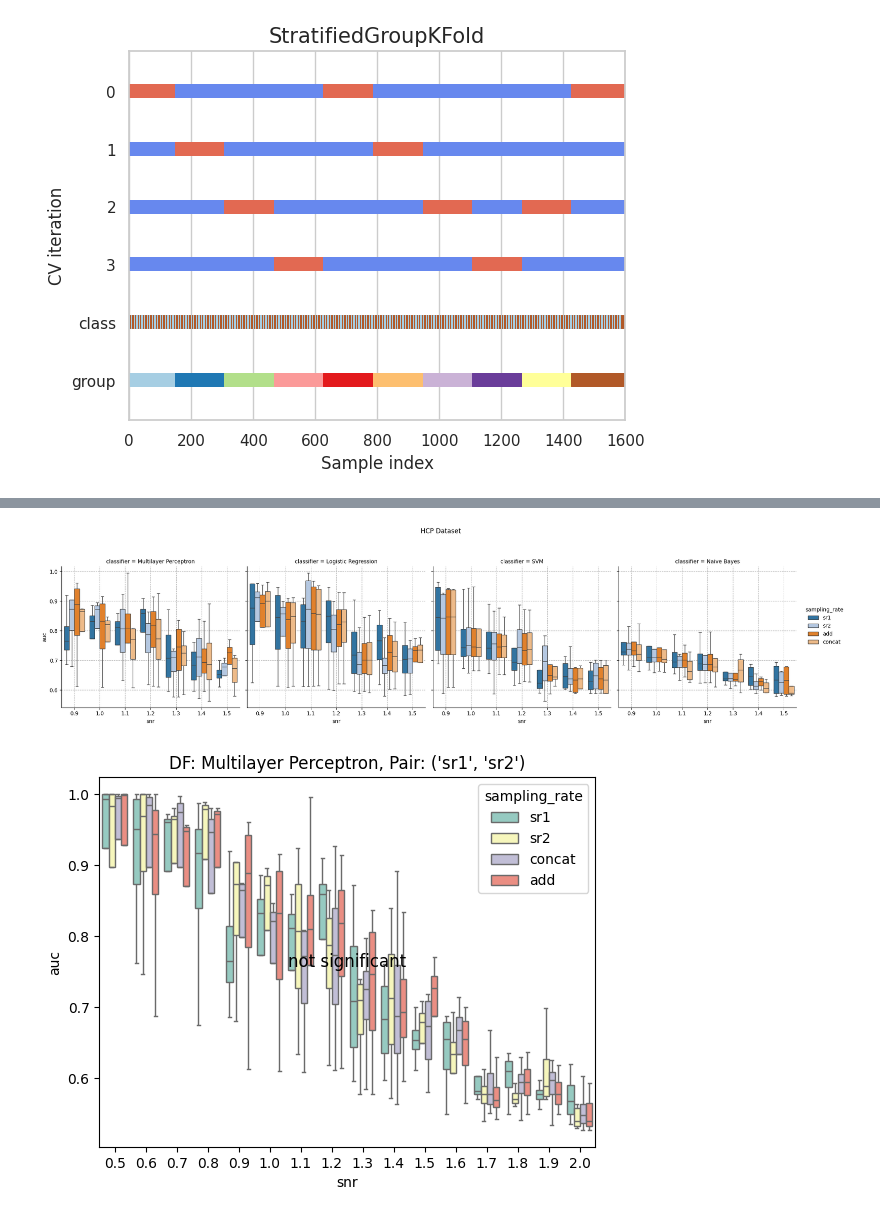
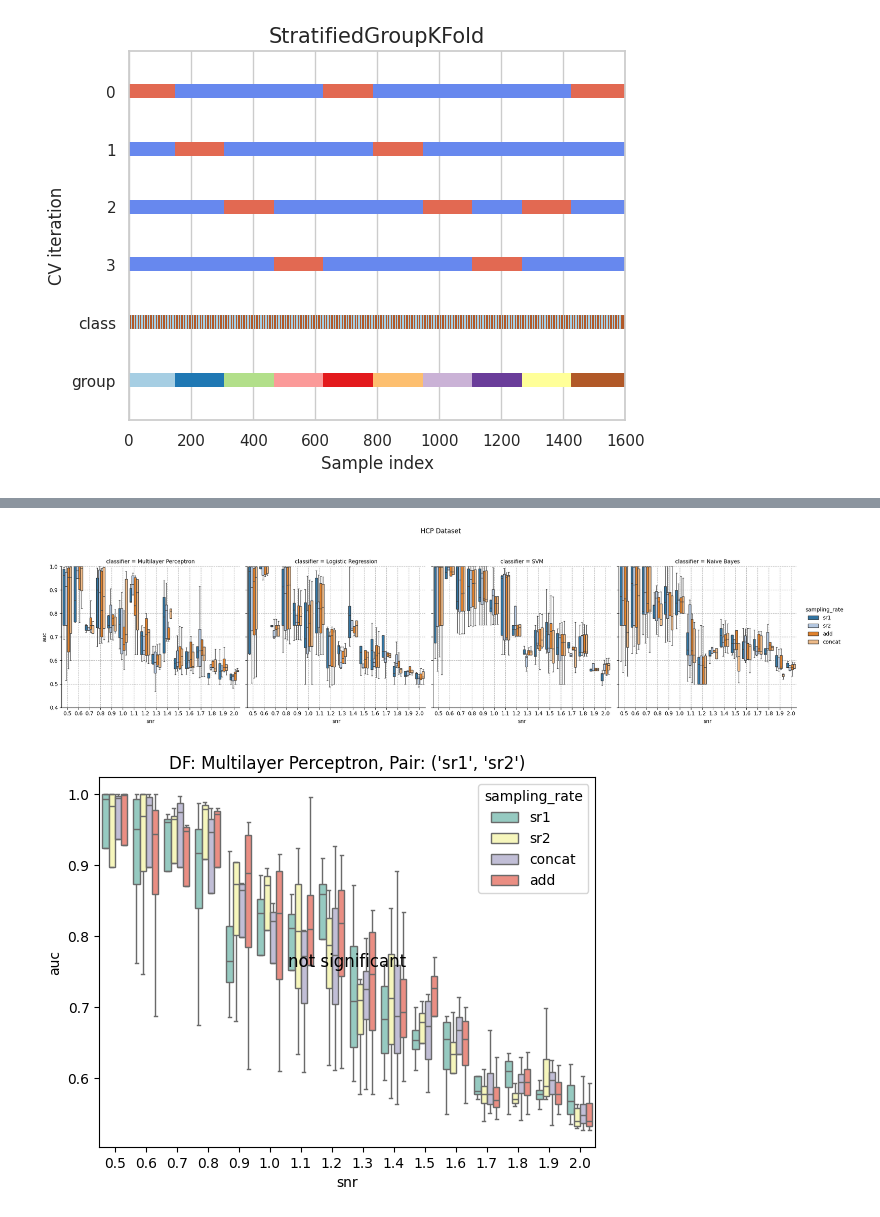
Before and after one commit to neuroneural/undersampling-project, a Jupyter notebook: HCP/python-scripts/poly_noise1.ipynb, the cells around one changed output, grey strips where cells are left out. Drawn from its saved outputs; the diff is of its cells as text; code cells hidden in the pictures.

```diff
--- a/HCP/python-scripts/test_kfcv.ipynb
+++ b/HCP/python-scripts/poly_noise1.ipynb
@@ -105,8 +117,9 @@ burn = 100
 threshold = 0.0001
 
 NOISE_SIZE = 1200
-#subjects = np.loadtxt("/data/users2/jwardell1/undersampling-project/HCP/txt-files/subjects.txt", dtype=str)
-subjects = np.loadtxt("/data/users2/jwardell1/undersampling-project/HCP/txt-files/subjects_dbg.txt", dtype=str)
+subjects = np.loadtxt("/data/users2/jwardell1/undersampling-project/HCP/txt-files/subjects.txt", dtype=str)
+rand_sub_ix = np.random.choice(len(subjects), 10)
+subjects = subjects[rand_sub_ix]
 NUM_SUBS = len(subjects)
 
 num_graphs = 1
@@ -156,10 +177,13 @@ ARPACK error -1: No convergence (531 iterations, 0/1 eigenvectors converged) [AR
 # %%
 all_data = []
 
-#tc_filepath = '/data/users2/jwardell1/undersampling-project/HCP/txt-files/tc_data.txt'
-tc_filepath = '/data/users2/jwardell1/undersampling-project/HCP/txt-files/tc_data_dbg.txt'
+tc_filepath = '/data/users2/jwardell1/undersampling-project/HCP/txt-files/tc_data.txt'
+
 with open(tc_filepath, 'r') as tc_data:
-    lines = tc_data.readlines()
+    lines = np.array(tc_data.readlines())
+
+lines = lines[rand_sub_ix]
+
 
 for i in range(len(lines)):
 
@@ -239,11 +263,11 @@ SNR = SNRs[7]
 
 xTx_sr1 = np.sum(np.square(data_df['SR1_Timecourse'].mean()))
 nTn_sr1 = np.sum(np.square(data_df['SR1_Noise'].mean()))
-scalar_sr1 = (xTx_sr1 / nTn_sr1) * 10**(SNR/-2)
+scalar_sr1 = ((xTx_sr1 / nTn_sr1)**0.5) / (10**(SNR/2))
 
 xTx_sr2 = np.sum(np.square(data_df['SR2_Timecourse'].mean()))
 nTn_sr2 = np.sum(np.square(data_df['SR2_Noise'].mean()))
-scalar_sr2 = (xTx_sr2 / nTn_sr2) * 10**(SNR/-2)
+scalar_sr2 = ((xTx_sr2 / nTn_sr2)**0.5) / (10**(SNR/2))
 
 
 logging.info(f'\t\t\t\tSNR {SNR}')
@@ -879,15 +904,15 @@ palette = { item: plt.cm.tab20(i) for i, item in enumerate(sampling_rates)}
 # Combine all dataframes into one dataframe for plotting
 combined_df = pd.concat(dfs)
 
-#snr_levels = [0.5 , 0.6 , 0.7 , 0.8 , 0.9 , 1.0 , 1.1 , 1.2 , 1.3 , 1.4 , 1.5 , 1.6 , 1.7 , 1.8 , 1.9 , 2.0]
-snr_levels = [ 0.9 , 1.0 , 1.1 , 1.2 , 1.3 , 1.4 , 1.5]
+snr_levels = [0.5 , 0.6 , 0.7 , 0.8 , 0.9 , 1.0 , 1.1 , 1.2 , 1.3 , 1.4 , 1.5 , 1.6 , 1.7 , 1.8 , 1.9 , 2.0]
+#snr_levels = [0.5 , 0.6 , 0.7 , 0.8 , 0.9 , 1.0]
 
 
 
 
+yticks_start = 0.4
+yticks_step = 0.1
 
-
-# Plot all boxplots in one plot using catplot
 ax = sns.catplot(
     x="snr",
     order=snr_levels,
@@ -898,12 +923,14 @@ ax = sns.catplot(
     data=combined_df,
     kind="box",
     palette=palette,
-    showfliers=False
+    showfliers=False,
 )
-# Set the title of the main plot with some padding
+
+
+ax.set(ylim=(yticks_start, 1), yticks=[i for i in np.arange(yticks_start, 1 + yticks_step, yticks_step)])
+
 ax.fig.suptitle("HCP Dataset", y=1.05)
 
-# Adjust the spacing between the main title and the columns
 plt.subplots_adjust(top=0.85)
 for axes in ax.axes.flat:
     axes.grid(True, which='both', axis='both', linestyle='--')
@@ -911,4 +940,4 @@ for axes in ax.axes.flat:
-[figure, old version]
+[figure, new version]
 # %%
 from itertools import combinations
 from scipy import stats
```
Also changed, not shown: parts of 11 cells of this notebook, 51 other files.
